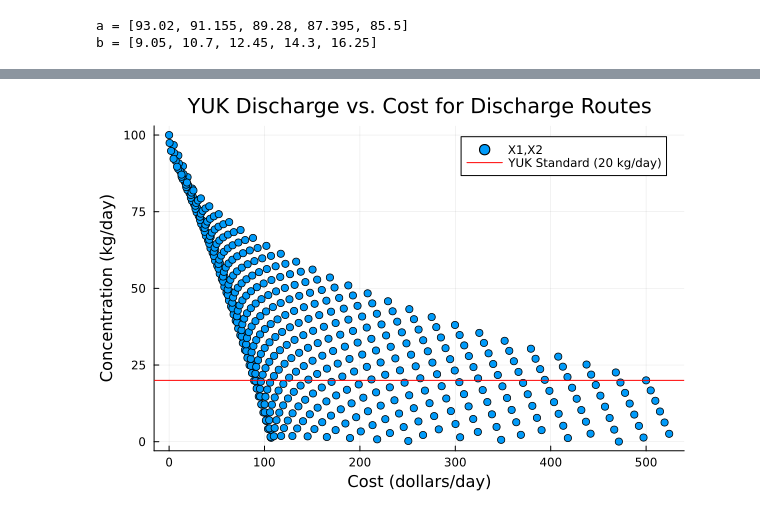
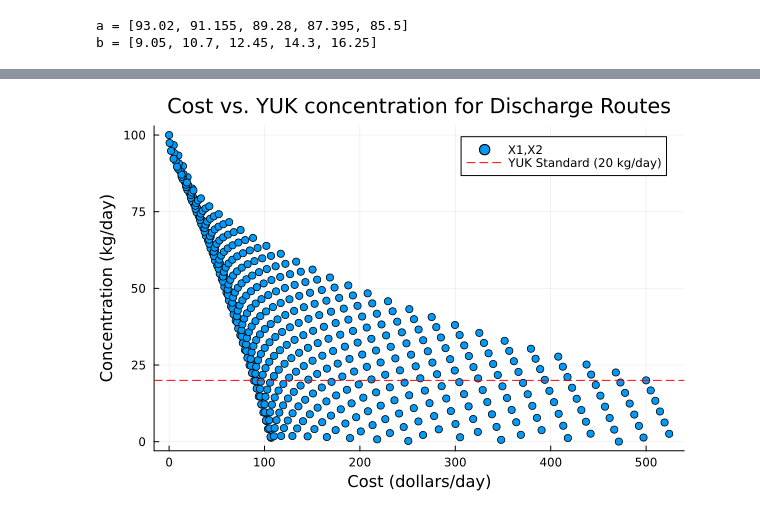
Before and after one commit to BEE4750-FA25/bee4750-hw1-cpj35, a Jupyter notebook: hw01.ipynb, the cells around one changed output, grey strips where cells are left out. Cells and saved outputs as stored; diff of their text form; code cells hidden in the pictures.

```diff
--- a/hw01.ipynb
+++ b/hw01.ipynb
@@ -361,33 +365,33 @@ cost_values = []
 x_1 = []
 x_2 = []
 
 # grid search
 for x1 in x1_range
     for x2 in x2_range
         yuk, cost = multiple_return_values(x1, x2)
         if yuk >= 0
             push!(yuk_values, yuk)
             push!(cost_values, cost)
             push!(x_1, x1)
             push!(x_2, x2)
         end
     end
 end
 
 # Create scatter plot
 scatter_plot = scatter(
     cost_values,
     yuk_values,
     xlabel="Cost (dollars/day)",
     ylabel= "Concentration (kg/day)",
-    title="YUK Discharge vs. Cost for Discharge Routes",
+    title="Cost vs. YUK concentration for Discharge Routes",
     label="X1,X2",
 )
 
 # Add YUK effluent standard line (20 kg/day)
-hline!([20], color=:red, label="YUK Standard (20 kg/day)")
+hline!([20], color=:red, linestyle=:dash , label="YUK Standard (20 kg/day)")
 
 # Display the plot
 display(scatter_plot)
 # %% [output]
-[figure, old version]
+[figure, new version]
```
Also changed, not shown: parts of 1 cell of this notebook.
